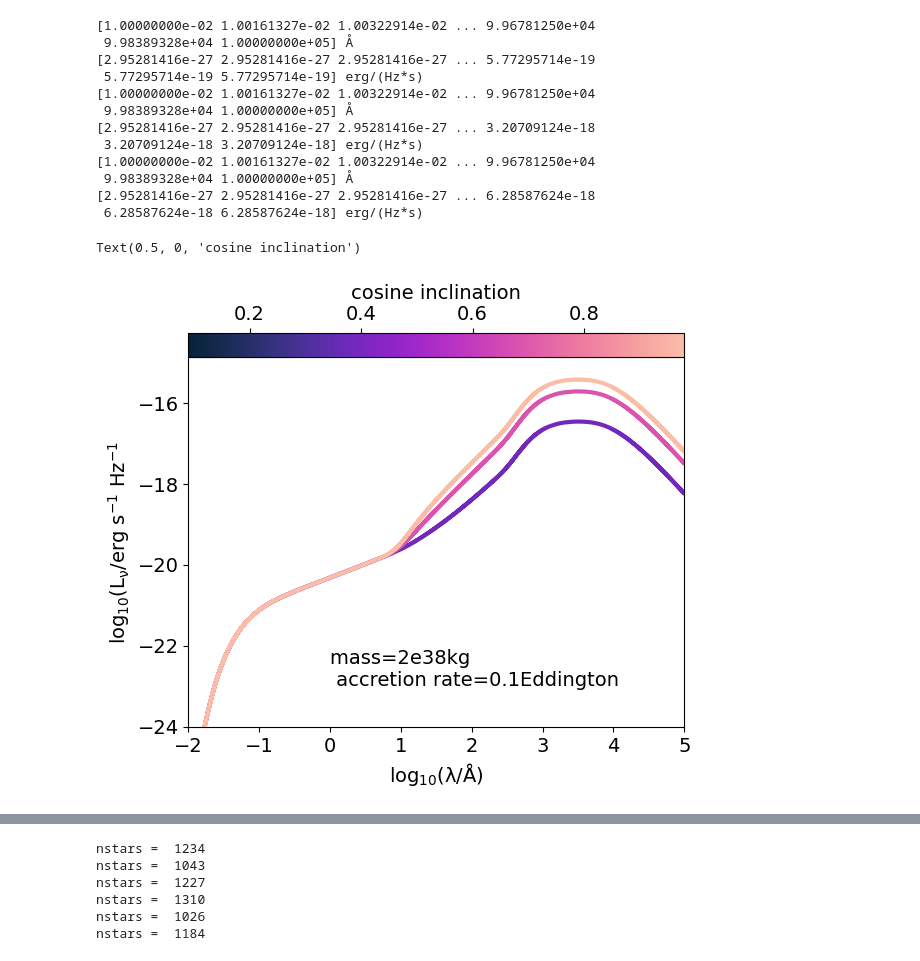
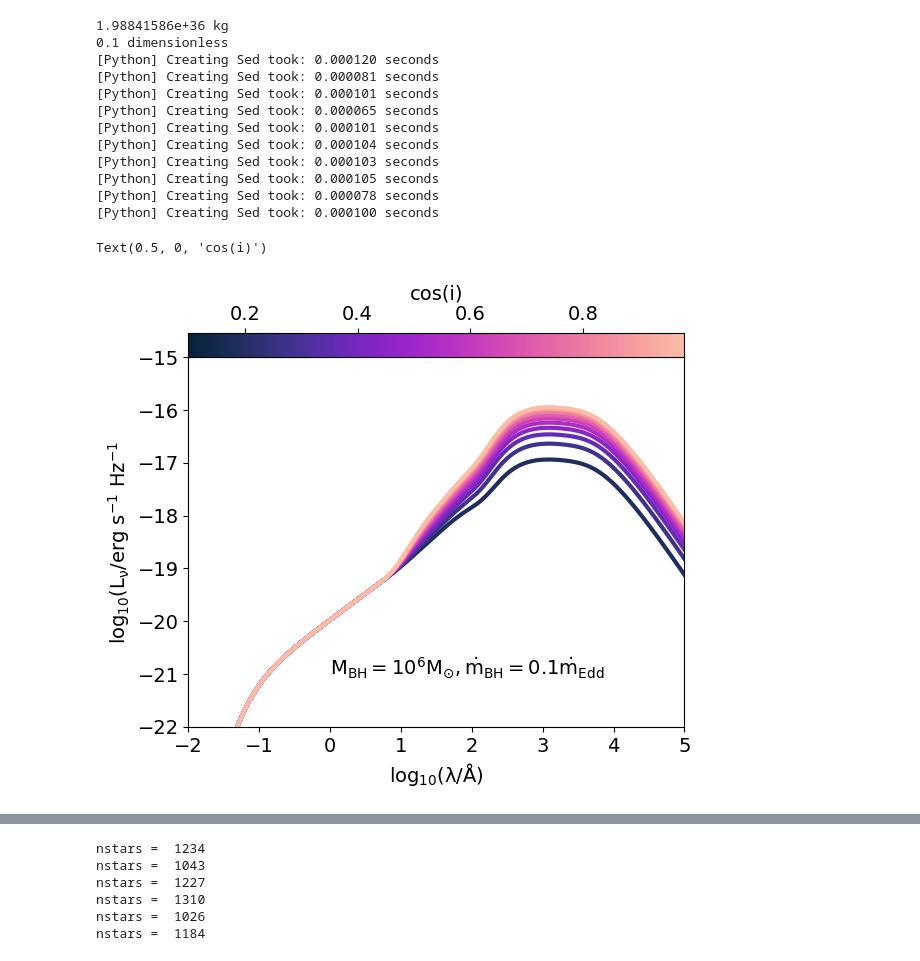
Before and after one commit to sophie-newman/cca-predoc, a Jupyter notebook: loading_scsam.ipynb, the cells around one changed output, grey strips where cells are left out. Cells and saved outputs as stored; diff of their text form; code cells hidden in the pictures.

```diff
--- a/loading_scsam.ipynb
+++ b/loading_scsam.ipynb
@@ -126,7 +113,10 @@ Text(0.5, 0, 'mass (kg)')
 # %%
-mass = grid.masses[0]
-accretion_rates = grid.accretion_rates_eddington
-inclination = grid.cosine_inclinations[1]
+mass = grid_agn.masses[0]
+mass_Msun = mass / 1.989e30
+print(mass_Msun)
+accretion_rates = grid_agn.accretion_rates_eddington
+inclination = grid_agn.cosine_inclinations[4]
+print(inclination)
 
 cmap = cmr.gem
 
@@ -139,21 +129,19 @@ sm.set_array([])
 m = 0
 for rate in accretion_rates:
     m = m + 1
-    grid_point = grid.get_grid_point(masses=mass, accretion_rates_eddington=rate, cosine_inclinations=inclination)
+    grid_point = grid_agn.get_grid_point(masses=mass, accretion_rates_eddington=rate, cosine_inclinations=inclination)
     # get Sed object
-    sed = grid.get_sed_at_grid_point(grid_point, spectra_type="incident")
-    print(sed.lam)
-    print(sed.lnu)
+    sed = grid_agn.get_sed_at_grid_point(grid_point, spectra_type="incident")
 
     ax.plot(np.log10(sed.lam), np.log10(sed.lnu),
                 lw=3,
                 color = cmap(m/len(accretion_rates)))
 
 plt.xlim(left=-2, right=5)
-plt.ylim(bottom=-24)
+plt.ylim(bottom=-22, top=-15)
 plt.xlabel(r'$\rm log_{10}(\lambda/\AA)$')
 plt.ylabel(r'$\rm log_{10}(L_{\nu}/erg\ s^{-1}\ Hz^{-1}$')
-plt.text(s='mass=2e38kg \n inclination=0.5',x=0,y=-23)
+plt.text(s=r'$\rm M_{BH}=10^6M_{\odot} , cos(i)=0.5$',x=1,y=-21)
 
 # Create colorbar axis
 left = 0.125
@@ -179,60 +169,60 @@ Text(0.5, 0, 'accretion rate (Eddington)')
 # %%
-mass = grid.masses[0]
-accretion_rate = grid.accretion_rates_eddington[0]
-inclinations = grid.cosine_inclinations
+mass = grid_agn.masses[0]
+print(mass)
+accretion_rate = grid_agn.accretion_rates_eddington[2]
+print(accretion_rate)
+inclinations = grid_agn.cosine_inclinations
 
 cmap = cmr.bubblegum
 
 fig, ax = plt.subplots()
 norm = mpl.colors.Normalize(vmin=min(inclinations), vmax=max(inclinations))
 sm = mpl.cm.ScalarMappable(cmap=cmap, norm=norm)
 sm.set_array([])
 
 #for each inc:
 m = 0
 for inc in inclinations:
     m = m + 1
-    grid_point = grid.get_grid_point(masses=mass, accretion_rates_eddington=accretion_rate, cosine_inclinations=inc)
+    grid_point = grid_agn.get_grid_point(masses=mass, accretion_rates_eddington=accretion_rate, cosine_inclinations=inc)
     # get Sed object
-    sed = grid.get_sed_at_grid_point(grid_point, spectra_type="incident")
-    print(sed.lam)
-    print(sed.lnu)
+    sed = grid_agn.get_sed_at_grid_point(grid_point, spectra_type="incident")
 
     ax.plot(np.log10(sed.lam), np.log10(sed.lnu),
                 lw=3,
                 color = cmap(m/len(inclinations)))
 
 plt.xlim(left=-2, right=5)
-plt.ylim(bottom=-24)
+plt.ylim(bottom=-22, top=-15)
 plt.xlabel(r'$\rm log_{10}(\lambda/\AA)$')
 plt.ylabel(r'$\rm log_{10}(L_{\nu}/erg\ s^{-1}\ Hz^{-1}$')
-plt.text(s='mass=2e38kg \n accretion rate=0.1Eddington',x=0,y=-23)
+plt.text(s=r'$\rm M_{BH}=10^6M_{\odot} , \dot{m}_{BH}=0.1\dot{m}_{Edd}$',x=0,y=-21)
 
 # Create colorbar axis
 left = 0.125
 bottom = 0.8
 width = 0.775
 height = 0.08
 cax = fig.add_axes([left, bottom + height, width, 0.05])  # [left, bottom, width, height]
 cbar = plt.colorbar(sm, cax=cax, orientation='horizontal')
 cax.xaxis.tick_top()
 cax.xaxis.set_label_position("top")
-cax.set_xlabel(r"cosine inclination")
+cax.set_xlabel(r"cos(i)")
 # %% [output]
-[1.00000000e-02 1.00161327e-02 1.00322914e-02 ... 9.96781250e+04
- 9.98389328e+04 1.00000000e+05] Å
-[2.95281416e-27 2.95281416e-27 2.95281416e-27 ... 5.77295714e-19
- 5.77295714e-19 5.77295714e-19] erg/(Hz*s)
-[1.00000000e-02 1.00161327e-02 1.00322914e-02 ... 9.96781250e+04
- 9.98389328e+04 1.00000000e+05] Å
-[2.95281416e-27 2.95281416e-27 2.95281416e-27 ... 3.20709124e-18
- 3.20709124e-18 3.20709124e-18] erg/(Hz*s)
-[1.00000000e-02 1.00161327e-02 1.00322914e-02 ... 9.96781250e+04
- 9.98389328e+04 1.00000000e+05] Å
-[2.95281416e-27 2.95281416e-27 2.95281416e-27 ... 6.28587624e-18
- 6.28587624e-18 6.28587624e-18] erg/(Hz*s)
+1.98841586e+36 kg
+0.1 dimensionless
+[Python] Creating Sed took: 0.000120 seconds
+[Python] Creating Sed took: 0.000081 seconds
+[Python] Creating Sed took: 0.000101 seconds
+[Python] Creating Sed took: 0.000065 seconds
+[Python] Creating Sed took: 0.000101 seconds
+[Python] Creating Sed took: 0.000104 seconds
+[Python] Creating Sed took: 0.000103 seconds
+[Python] Creating Sed took: 0.000105 seconds
+[Python] Creating Sed took: 0.000078 seconds
+[Python] Creating Sed took: 0.000100 seconds
-Text(0.5, 0, 'cosine inclination')
+Text(0.5, 0, 'cos(i)')
-[figure, old version]
+[figure, new version]
 # %%
 # Load data from SC-SAM
 
```
Also changed, not shown: parts of 9 cells of this notebook, 3 other files.
